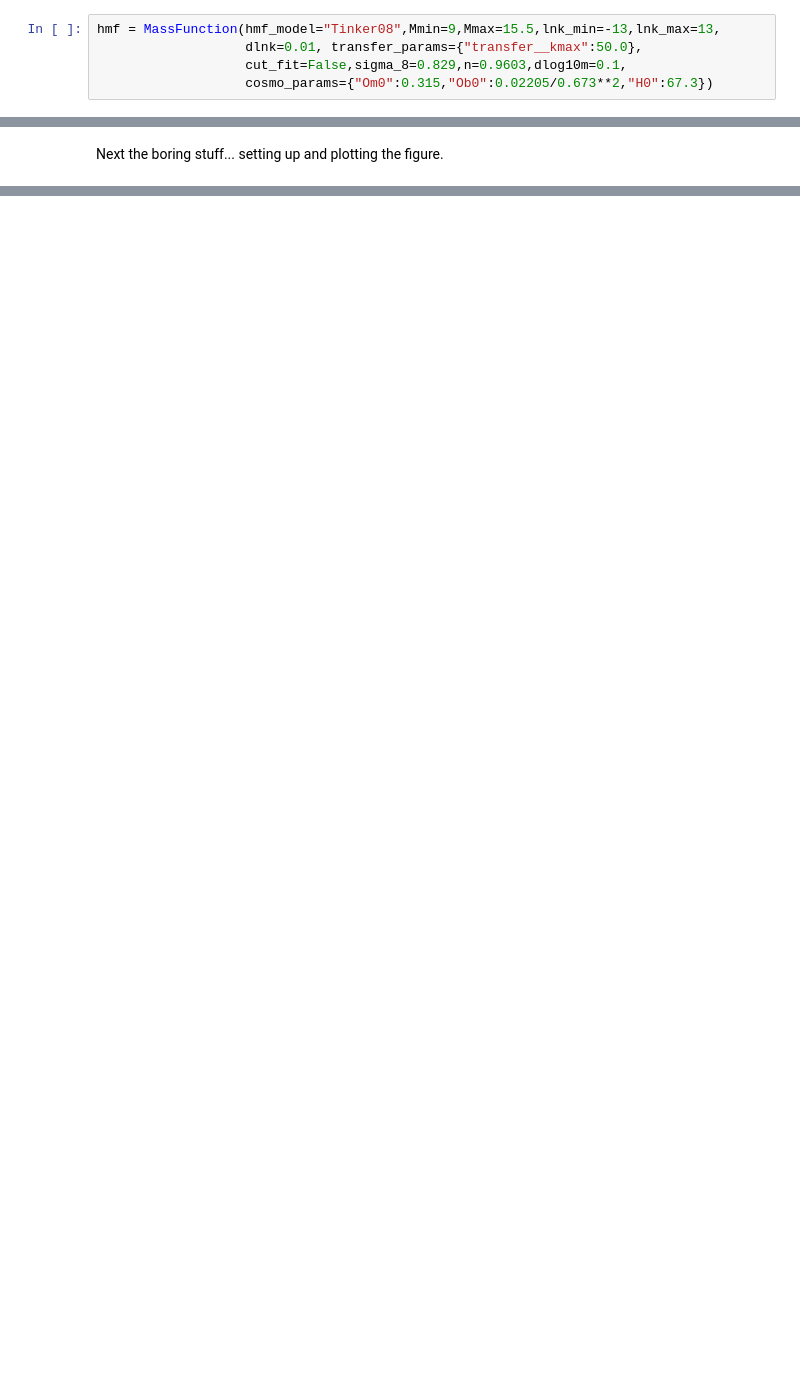
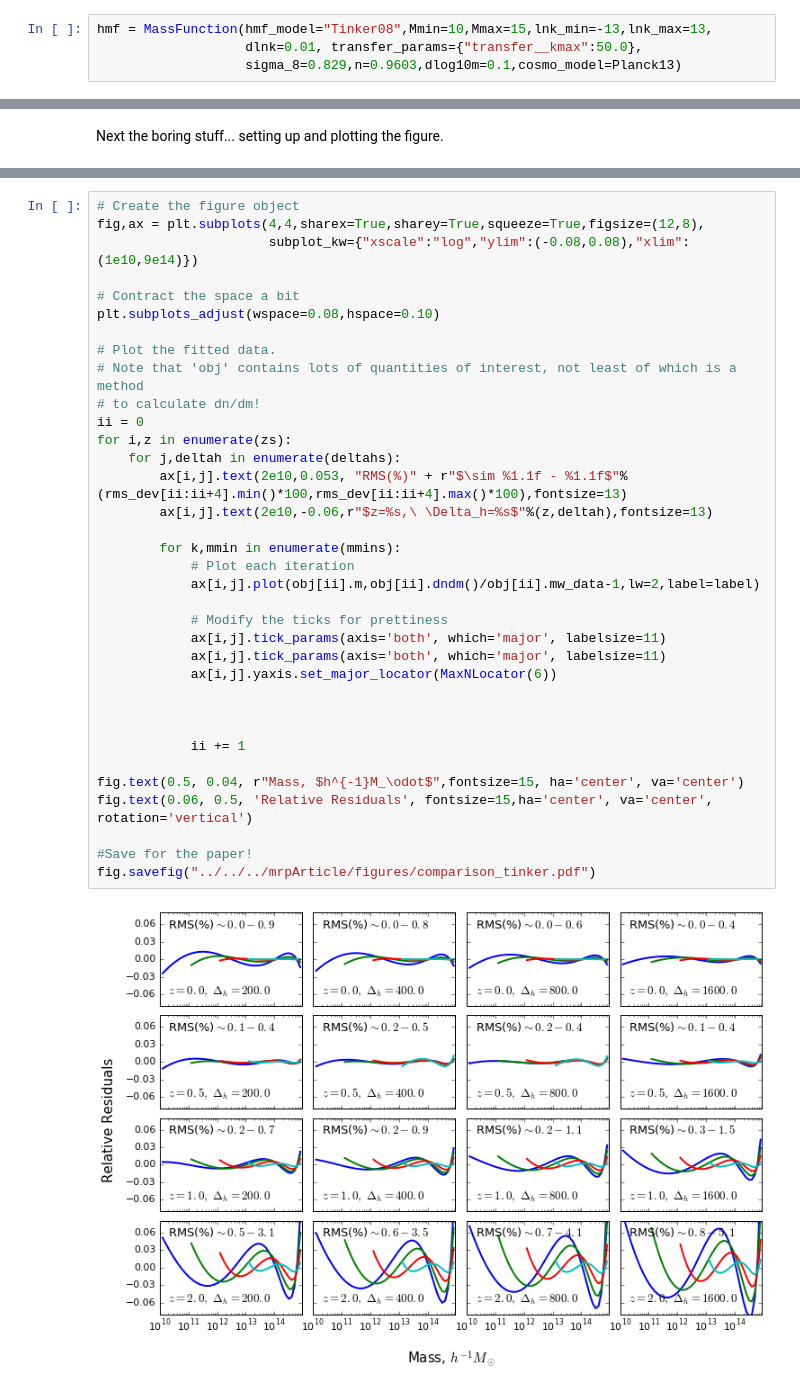
Before and after one commit to steven-murray/mrpy, a Jupyter notebook: docs/examples/fit_curve_against_analytic.ipynb, the cells around one changed output, grey strips where cells are left out. Drawn from its saved outputs; the diff is of its cells as text; blank space fills up the shorter version.

Commit message:
extended fit_curve_against_analytic example

```diff
--- a/docs/examples/fit_curve_against_analytic.ipynb
+++ b/docs/examples/fit_curve_against_analytic.ipynb
@@ -15,10 +18,9 @@ from hmf import MassFunction
 # %% [markdown]
 First, we produce a *hmf* model consistent with the Planck 2013 data, and resolved enough to produce a high-quality fit:
 # %%
-hmf = MassFunction(hmf_model="Tinker08",Mmin=9,Mmax=15.5,lnk_min=-13,lnk_max=13,
+hmf = MassFunction(hmf_model="Tinker08",Mmin=10,Mmax=15,lnk_min=-13,lnk_max=13,
                    dlnk=0.01, transfer_params={"transfer__kmax":50.0},
-                   cut_fit=False,sigma_8=0.829,n=0.9603,dlog10m=0.1,
-                   cosmo_params={"Om0":0.315,"Ob0":0.02205/0.673**2,"H0":67.3})
+                   sigma_8=0.829,n=0.9603,dlog10m=0.1,cosmo_model=Planck13)
 # %% [markdown]
 Here's the important part: actually fitting the data.
 # %%
@@ -81,0 +74,37 @@ fig.savefig("../../../mrpArticle/figures/comparison_tinker.pdf")
+# %%
+# Create the figure object
+fig,ax = plt.subplots(4,4,sharex=True,sharey=True,squeeze=True,figsize=(12,8),
+                      subplot_kw={"xscale":"log","ylim":(-0.08,0.08),"xlim":(1e10,9e14)})
+
+# Contract the space a bit
+plt.subplots_adjust(wspace=0.08,hspace=0.10)
+
+# Plot the fitted data.
+# Note that 'obj' contains lots of quantities of interest, not least of which is a method
+# to calculate dn/dm!
+ii = 0
+for i,z in enumerate(zs):
+    for j,deltah in enumerate(deltahs):
+        ax[i,j].text(2e10,0.053, "RMS(%)" + r"$\sim %1.1f - %1.1f$"%(rms_dev[ii:ii+4].min()*100,rms_dev[ii:ii+4].max()*100),fontsize=13)
+        ax[i,j].text(2e10,-0.06,r"$z=%s,\ \Delta_h=%s$"%(z,deltah),fontsize=13)
+
+        for k,mmin in enumerate(mmins):
+            # Plot each iteration
+            ax[i,j].plot(obj[ii].m,obj[ii].dndm()/obj[ii].mw_data-1,lw=2,label=label)
+
+            # Modify the ticks for prettiness
+            ax[i,j].tick_params(axis='both', which='major', labelsize=11)
+            ax[i,j].tick_params(axis='both', which='major', labelsize=11)
+            ax[i,j].yaxis.set_major_locator(MaxNLocator(6))
+
+
+
+            ii += 1
+
+fig.text(0.5, 0.04, r"Mass, $h^{-1}M_\odot$",fontsize=15, ha='center', va='center')
+fig.text(0.06, 0.5, 'Relative Residuals', fontsize=15,ha='center', va='center', rotation='vertical')
+
+#Save for the paper!
+fig.savefig("../../../mrpArticle/figures/comparison_tinker.pdf")
+# %% [output]
+[figure, added]
```
Also changed, not shown: parts of 4 cells of this notebook, 1 other file.
